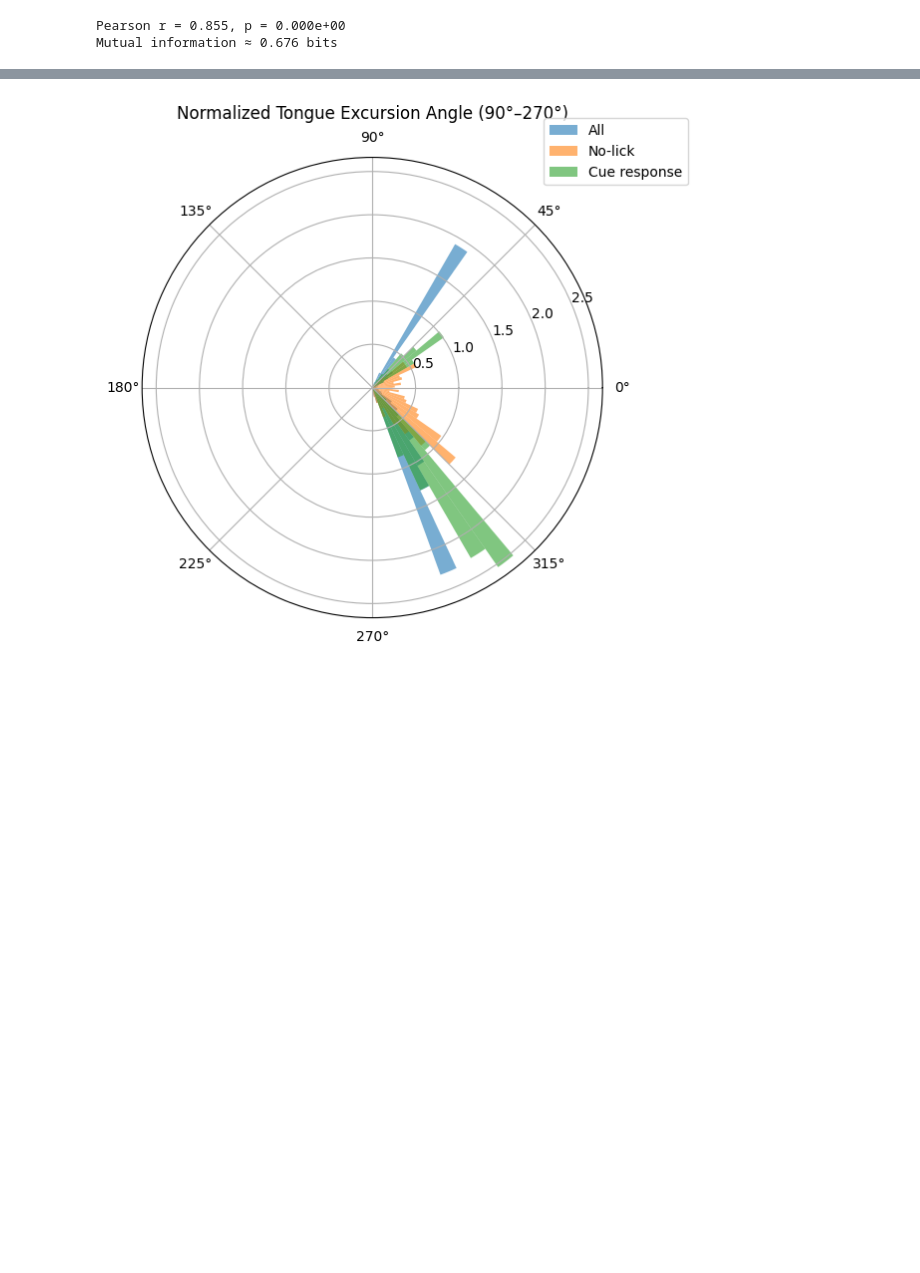
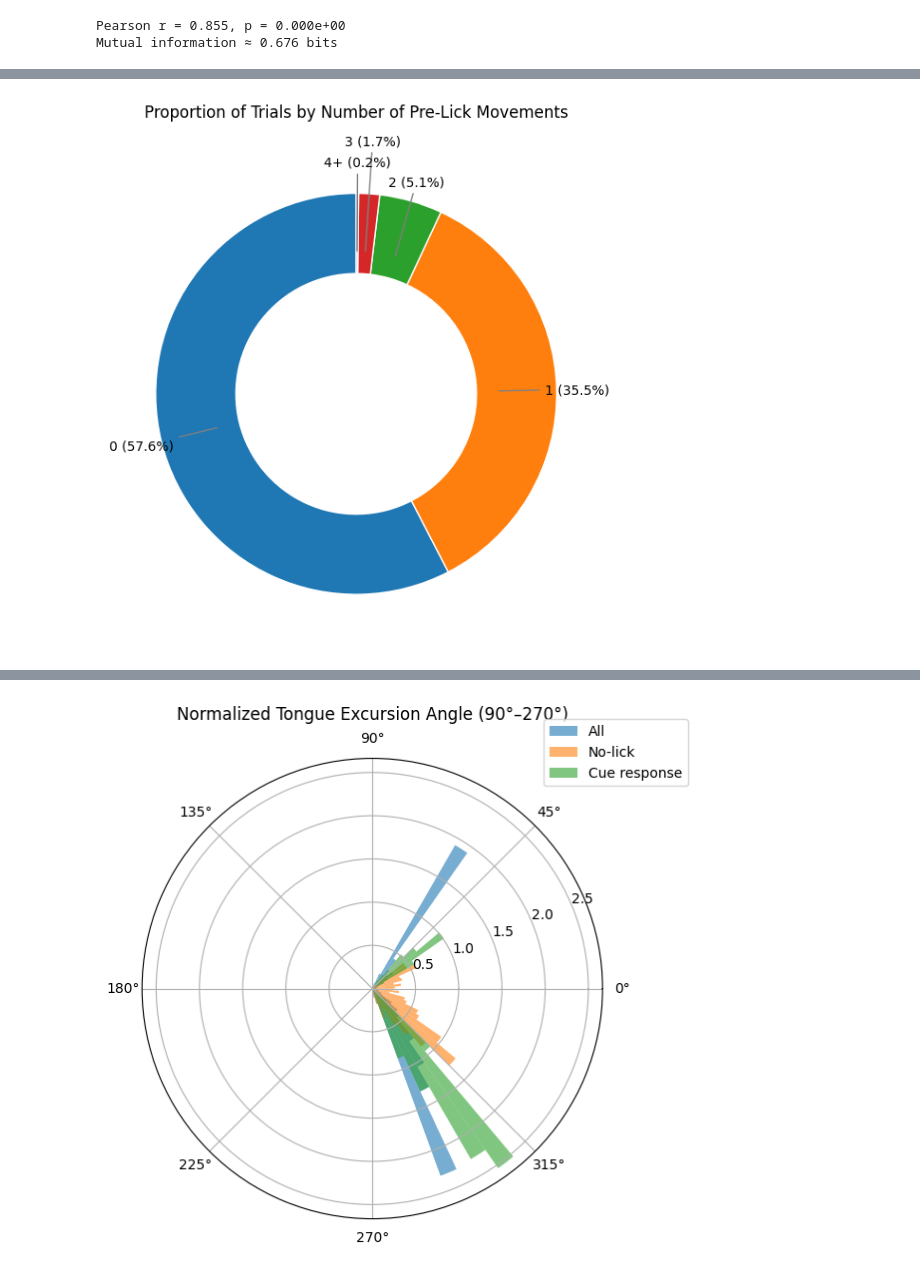
Before and after one commit to 1mattbecker/kinematics_analysis, a Jupyter notebook: code/tongue_kinematics_cueresponse.ipynb, the cells around one changed output, grey strips where cells are left out. Saved outputs shown, nothing was run; the diff lists cells and outputs as text; code cells hidden in the pictures; blank space fills up the shorter version.

Commit message:
pre lick movements

```diff
--- a/code/tongue_kinematics_cueresponse.ipynb
+++ b/code/tongue_kinematics_cueresponse.ipynb
@@ -1092,0 +1254,77 @@ def plot_latency_distributions(df: pd.DataFrame):
+# %%
+import pandas as pd
+import numpy as np
+import matplotlib.pyplot as plt
+
+# --- Filter to trials with a valid cue response ---
+valid_trials = tongue_movements.loc[tongue_movements['cue_response'] == True, 'trial'].unique()
+df_valid = tongue_movements.query("trial in @valid_trials")
+
+# --- Count pre-lick movements per trial ---
+pre_counts = (
+    df_valid
+    .query("movement_before_cue_response == True")
+    .groupby('trial')
+    .size()
+)
+
+# Trials with 0 pre-lick moves
+zero_trials = len(set(valid_trials) - set(pre_counts.index))
+
+# Combine counts into a single Series
+counts_series = pre_counts.value_counts().sort_index()
+counts_series.loc[0] = zero_trials
+counts_series = counts_series.sort_index()
+
+# Optional: collapse counts ≥4 into "4+"
+max_count = 4
+if counts_series.index.max() > max_count:
+    extra = counts_series[counts_series.index >= max_count].sum()
+    counts_series = counts_series[counts_series.index < max_count]
+    counts_series.loc[max_count] = extra
+
+# Convert to proportions
+proportions = counts_series / counts_series.sum()
+
+# --- Donut Plot ---
+fig, ax = plt.subplots(figsize=(6, 6))
+colors = plt.cm.viridis_r(np.linspace(0.2, 1, len(proportions)))
+
+wedges, _ = ax.pie(
+    proportions,
+    startangle=90,
+    # colors=colors,
+    wedgeprops=dict(width=0.4, edgecolor='white')
+)
+
+for i, (w, prop) in enumerate(zip(wedges, proportions)):
+    label_num = proportions.index[i]
+
+    if label_num == 3:
+        r = 1.15
+    else:
+        r=1
+
+    ang = (w.theta2 - w.theta1) / 2. + w.theta1
+    x = np.cos(np.deg2rad(ang))
+    y = np.sin(np.deg2rad(ang))
+
+    if label_num == 4:
+        label_str = str(label_num)+'+'
+        r = 1.05
+    else:
+        label_str = str(label_num)
+
+    ax.annotate(
+        f"{label_str} ({prop*100:.1f}%)",
+        xy=(x*0.7, y*0.7),
+        xytext=(x*1.1*r, y*1.1*r),
+        ha='center', va='center',
+        arrowprops=dict(arrowstyle="-", color='gray', lw=1)
+    )
+
+ax.set_title("Proportion of Trials by Number of Pre-Lick Movements", pad=20)
+plt.tight_layout()
+plt.show()
+# %% [output]
+[figure, added]
```
Also changed, not shown: parts of 16 cells of this notebook.
